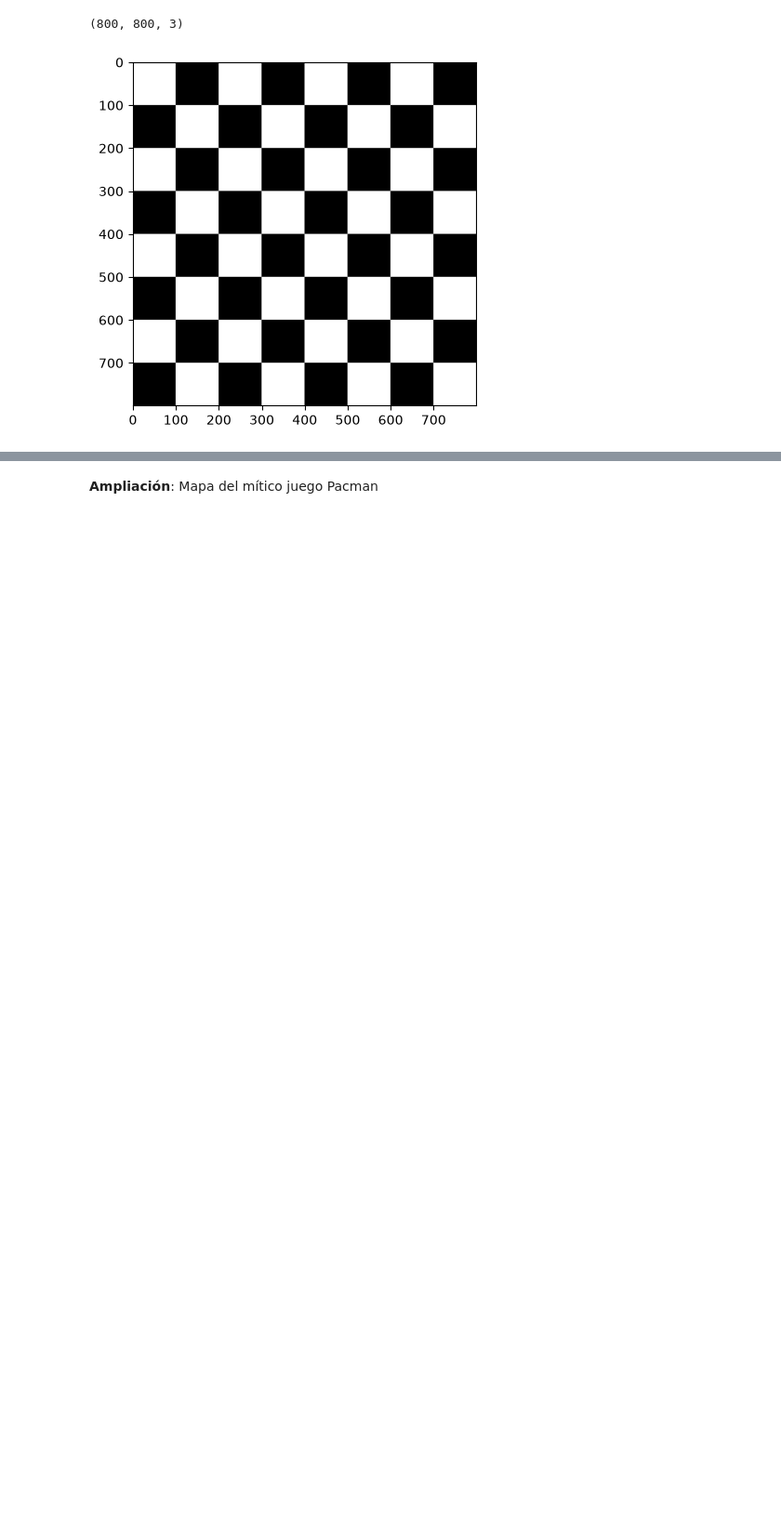
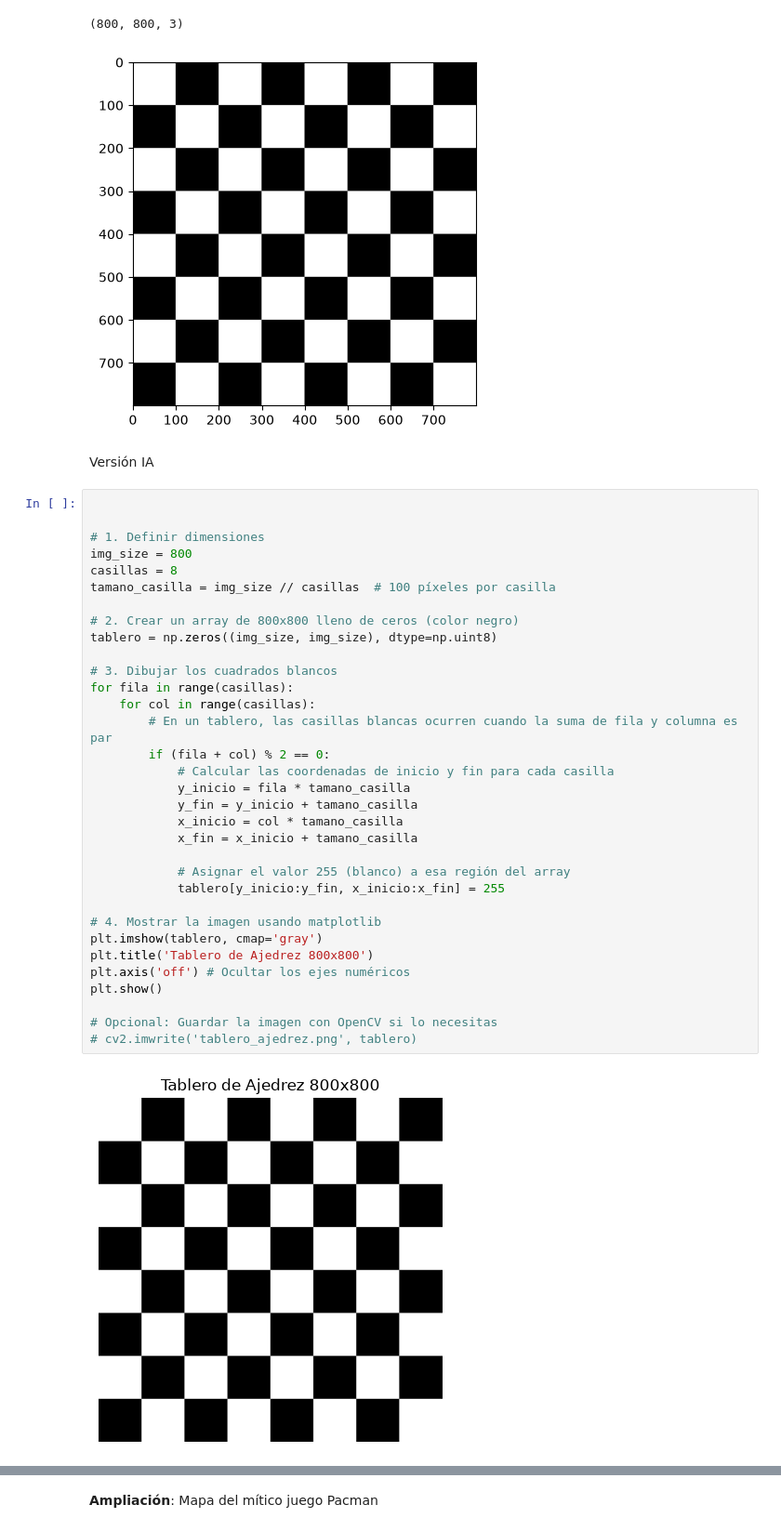
Before and after one commit to 0nick3r/VC-Practica1-OpenCV, a Jupyter notebook: VC_P1.ipynb, the cells around one changed output, grey strips where cells are left out. Shown at 93% size. Cells and saved outputs as stored; diff of their text form; blank space fills up the shorter version.

```diff
--- a/VC_P1.ipynb
+++ b/VC_P1.ipynb
@@ -29,3 +31,40 @@ plt.show()
 # %% [output]
 (800, 800, 3)
 [figure]
+# %% [markdown]
+Versión IA
+# %%
+
+
+# 1. Definir dimensiones
+img_size = 800
+casillas = 8
+tamano_casilla = img_size // casillas  # 100 píxeles por casilla
+
+# 2. Crear un array de 800x800 lleno de ceros (color negro)
+tablero = np.zeros((img_size, img_size), dtype=np.uint8)
+
+# 3. Dibujar los cuadrados blancos
+for fila in range(casillas):
+    for col in range(casillas):
+        # En un tablero, las casillas blancas ocurren cuando la suma de fila y columna es par
+        if (fila + col) % 2 == 0:
+            # Calcular las coordenadas de inicio y fin para cada casilla
+            y_inicio = fila * tamano_casilla
+            y_fin = y_inicio + tamano_casilla
+            x_inicio = col * tamano_casilla
+            x_fin = x_inicio + tamano_casilla
+
+            # Asignar el valor 255 (blanco) a esa región del array
+            tablero[y_inicio:y_fin, x_inicio:x_fin] = 255
+
+# 4. Mostrar la imagen usando matplotlib
+plt.imshow(tablero, cmap='gray')
+plt.title('Tablero de Ajedrez 800x800')
+plt.axis('off') # Ocultar los ejes numéricos
+plt.show()
+
+# Opcional: Guardar la imagen con OpenCV si lo necesitas
+# cv2.imwrite('tablero_ajedrez.png', tablero)
+# %% [output]
+[figure, added]
```
Also changed, not shown: parts of 2 cells of this notebook.
